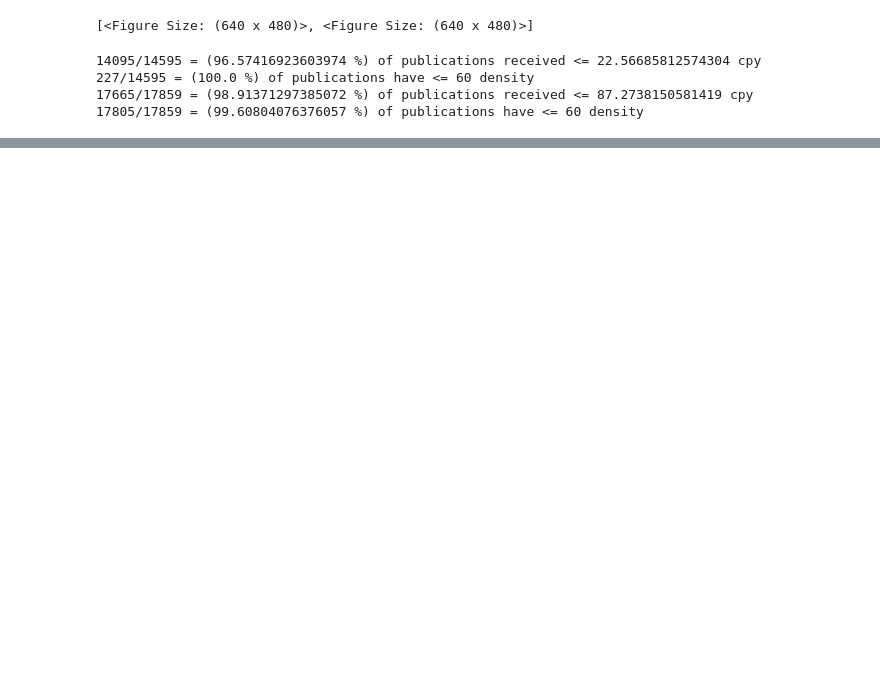
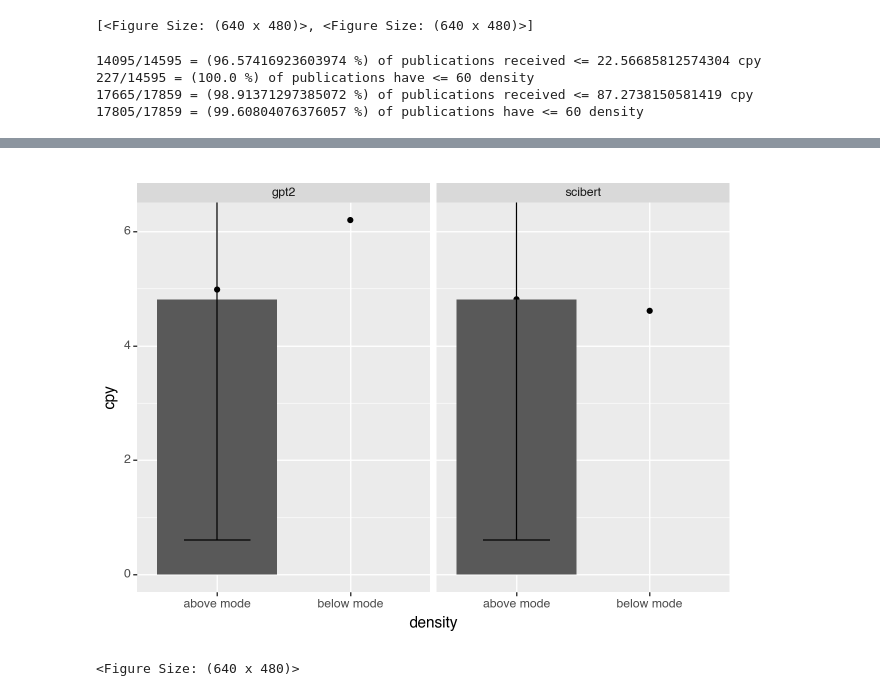
Before and after one commit to nathimel/citesim, a Jupyter notebook: src/notebooks/new_figures.ipynb, the cells around one changed output, grey strips where cells are left out. Cells and saved outputs as stored; diff of their text form; code cells hidden in the pictures; blank space fills up the shorter version.

```diff
--- a/src/notebooks/new_figures.ipynb
+++ b/src/notebooks/new_figures.ipynb
@@ -561,0 +596,6 @@ mode density:  21.87312152507552
+# %%
+# scibert data
+scibert_dir = "/Users/nathanielimel/uci/projects/citesim/outputs/librarian=S2/vectorizer=SciBERT/center=hafenLowredshiftLymanLimit2017"
+
+# gpt2 data
+gpt2_dir = "/Users/nathanielimel/uci/projects/citesim/outputs/librarian=S2/vectorizer=GPT2/center=hafenLowredshiftLymanLimit2017"
@@ -561,0 +610,59 @@ mode density:  21.87312152507552
+# %%
+scibert_plotdata = get_plot_data(dir = scibert_dir, vectorizer = "scibert")
+gpt2_plotdata = get_plot_data(dir = gpt2_dir, vectorizer = "gpt2")
+
+dfs = []
+plots = pn.ggplot()
+for plotdata in [scibert_plotdata, gpt2_plotdata]:
+    dfs.append(plotdata.data)
+
+all_data = pd.concat(dfs)
+
+
+plot = (
+
+    pn.ggplot(all_data, pn.aes(x="density", y="cpy",))
+    + pn.facet_grid(". ~ vectorizer")
+
+    + pn.geom_point() # idk why I didn't have to do this before
+
+    # Physics
+    + pn.geom_col(
+        data=scibert_plotdata.above_data,
+    )
+    + pn.geom_errorbar(
+        data=scibert_plotdata.above_data,
+        ymin=scibert_plotdata.mean_cpy_above - scibert_plotdata.std_cpy_above,
+        ymax=scibert_plotdata.mean_cpy_above + scibert_plotdata.std_cpy_above,
+    )
+
+    # + pn.geom_col(
+    #     data=scibert_plotdata.below_data,
+    # )
+    # + pn.geom_errorbar(
+    #     data=scibert_plotdata.below_data,
+    #     ymin=scibert_plotdata.mean_cpy_below - scibert_plotdata.std_cpy_below,
+    #     ymax=scibert_plotdata.mean_cpy_below + scibert_plotdata.std_cpy_below,
+    # )
+
+    # # Linguistics
+    # + pn.geom_col(
+    #     data=gpt2_plotdata.above_data,
+    # )
+    # + pn.geom_errorbar(
+    #     data=gpt2_plotdata.above_data,
+    #     ymin=gpt2_plotdata.mean_cpy_above - gpt2_plotdata.std_cpy_above,
+    #     ymax=gpt2_plotdata.mean_cpy_above + gpt2_plotdata.std_cpy_above,
+    # )
+
+    # + pn.geom_col(
+    #     data=gpt2_plotdata.below_data,
+    # )
+    # + pn.geom_errorbar(
+    #     data=gpt2_plotdata.below_data,
+    #     ymin=gpt2_plotdata.mean_cpy_below - gpt2_plotdata.std_cpy_below,
+    #     ymax=gpt2_plotdata.mean_cpy_below + gpt2_plotdata.std_cpy_below,
+    # )
+)
+plot
+# %% [output]
@@ -561,0 +686,2 @@ mode density:  21.87312152507552
+[figure, added]
+<Figure Size: (640 x 480)>
```
Also changed, not shown: parts of 14 cells of this notebook, 14 other files.
